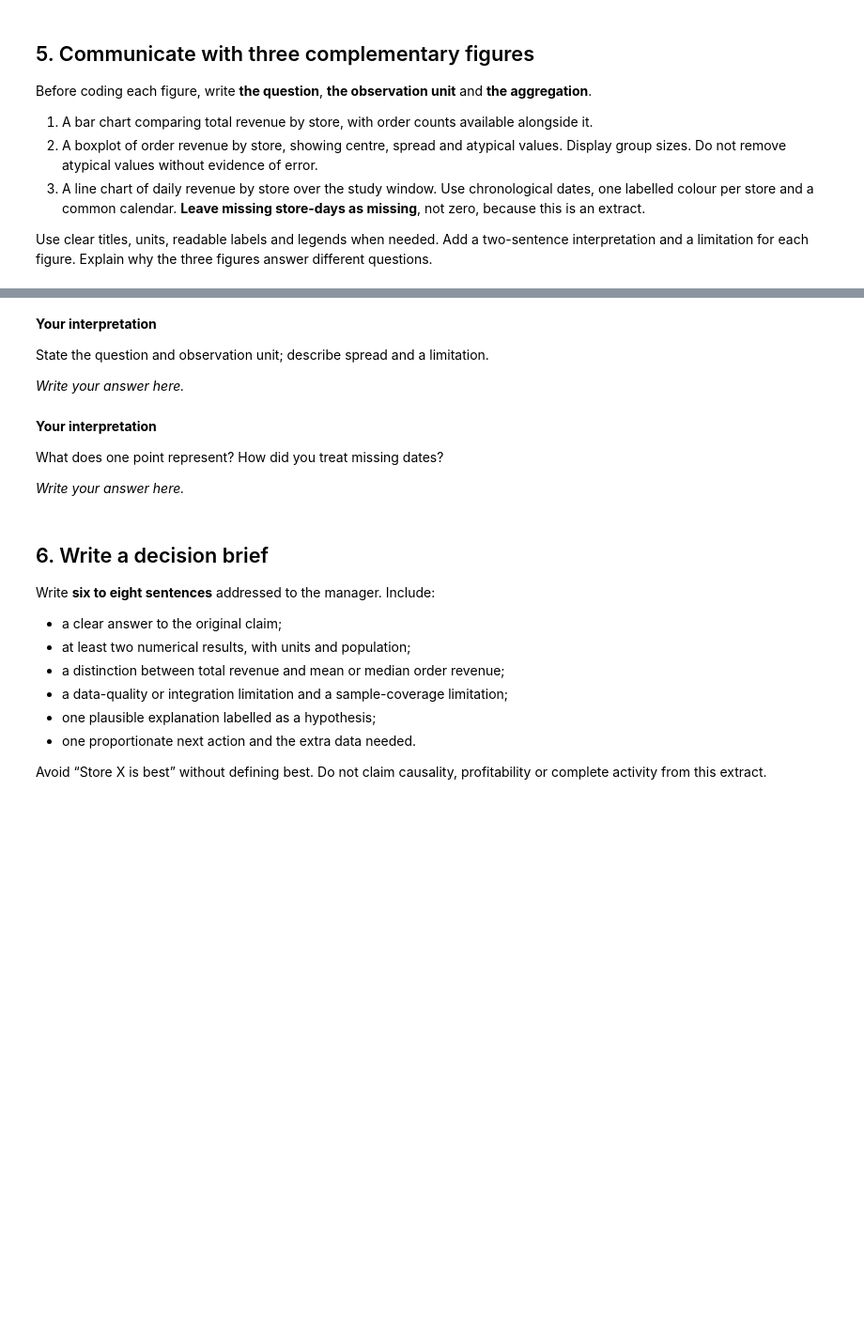
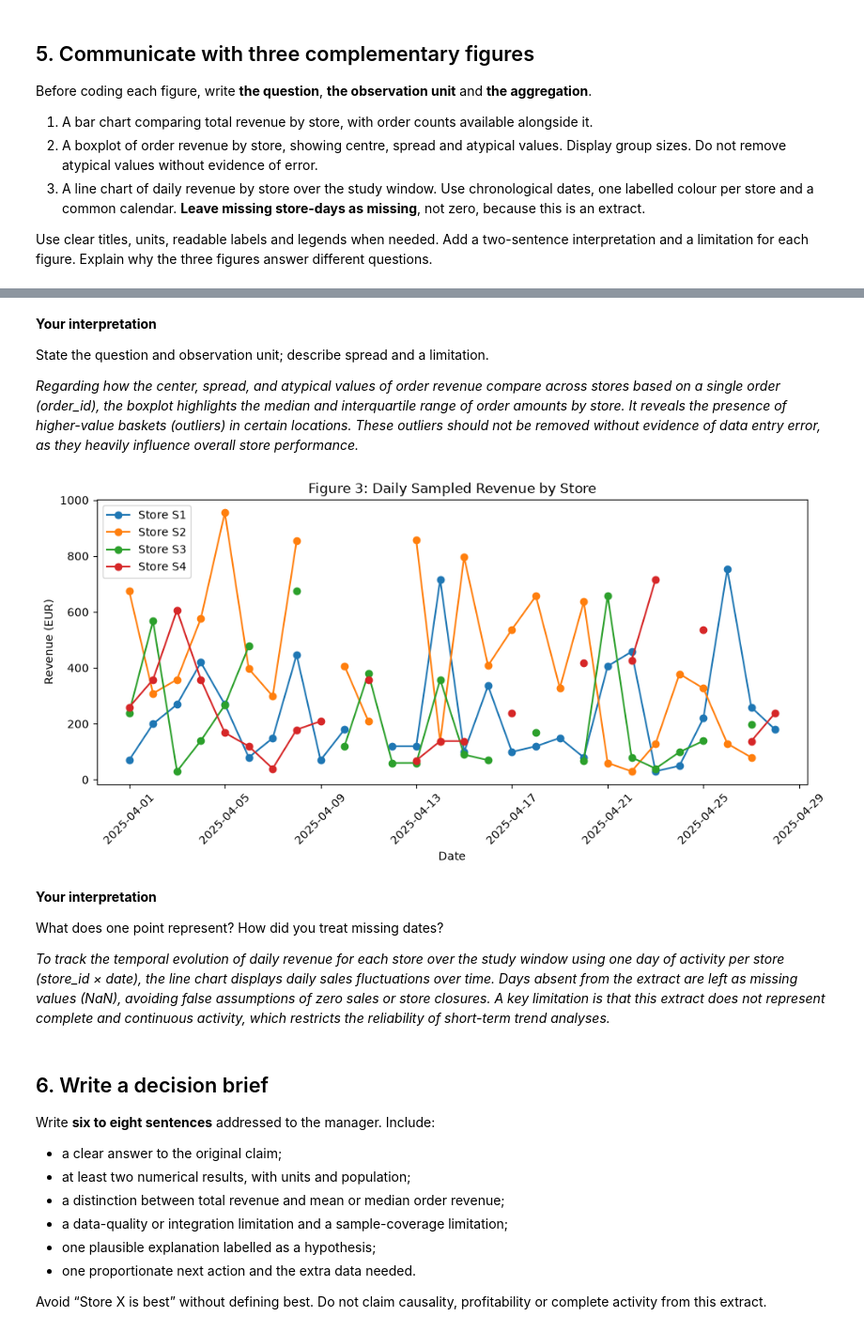
Before and after one commit to serokhova/Atelier-Python, a Jupyter notebook: notebooks/05-Data-Integration-Case-Study.ipynb, the cells around one changed output, grey strips where cells are left out. Shown at 94% size. Cells and saved outputs as stored; diff of their text form; code cells hidden in the pictures; blank space fills up the shorter version.

```diff
--- a/notebooks/05-Data-Integration-Case-Study.ipynb
+++ b/notebooks/05-Data-Integration-Case-Study.ipynb
@@ -420,16 +461,32 @@ State the question, unit and aggregation; then interpret the chart.
 
 State the question and observation unit; describe spread and a limitation.
 
-*Write your answer here.*
+*Regarding how the center, spread, and atypical values of order revenue compare across stores based on a single order (order_id), the boxplot highlights the median and interquartile range of order amounts by store. It reveals the presence of higher-value baskets (outliers) in certain locations. These outliers should not be removed without evidence of data entry error, as they heavily influence overall store performance.*
 # %%
 # Figure 3 — Daily sampled revenue
-# Write your code here.
+daily_pivot = daily_store_revenue.pivot(index='date', columns='store_id', values='revenue_eur')
+
+fig, ax = plt.subplots(figsize=(10, 5))
+for store in daily_pivot.columns:
+    ax.plot(daily_pivot.index, daily_pivot[store], marker='o', label=f'Store {store}')
+
+ax.set_title('Figure 3: Daily Sampled Revenue by Store')
+ax.set_xlabel('Date')
+ax.set_ylabel('Revenue (EUR)')
+ax.legend()
+plt.xticks(rotation=45)
+fig.tight_layout()
+
+plt.savefig(OUT_DIR / 'figure3_daily_revenue.png', dpi=300)
+plt.show()
+# %% [output]
+[figure, added]
 # %% [markdown]
 **Your interpretation**
 
 What does one point represent? How did you treat missing dates?
 
-*Write your answer here.*
+*To track the temporal evolution of daily revenue for each store over the study window using one day of activity per store (store_id × date), the line chart displays daily sales fluctuations over time. Days absent from the extract are left as missing values (NaN), avoiding false assumptions of zero sales or store closures. A key limitation is that this extract does not represent complete and continuous activity, which restricts the reliability of short-term trend analyses.*
 # %% [markdown]
 ## 6. Write a decision brief
 Write **six to eight sentences** addressed to the manager. Include:
```
Also changed, not shown: parts of 4 cells of this notebook.
